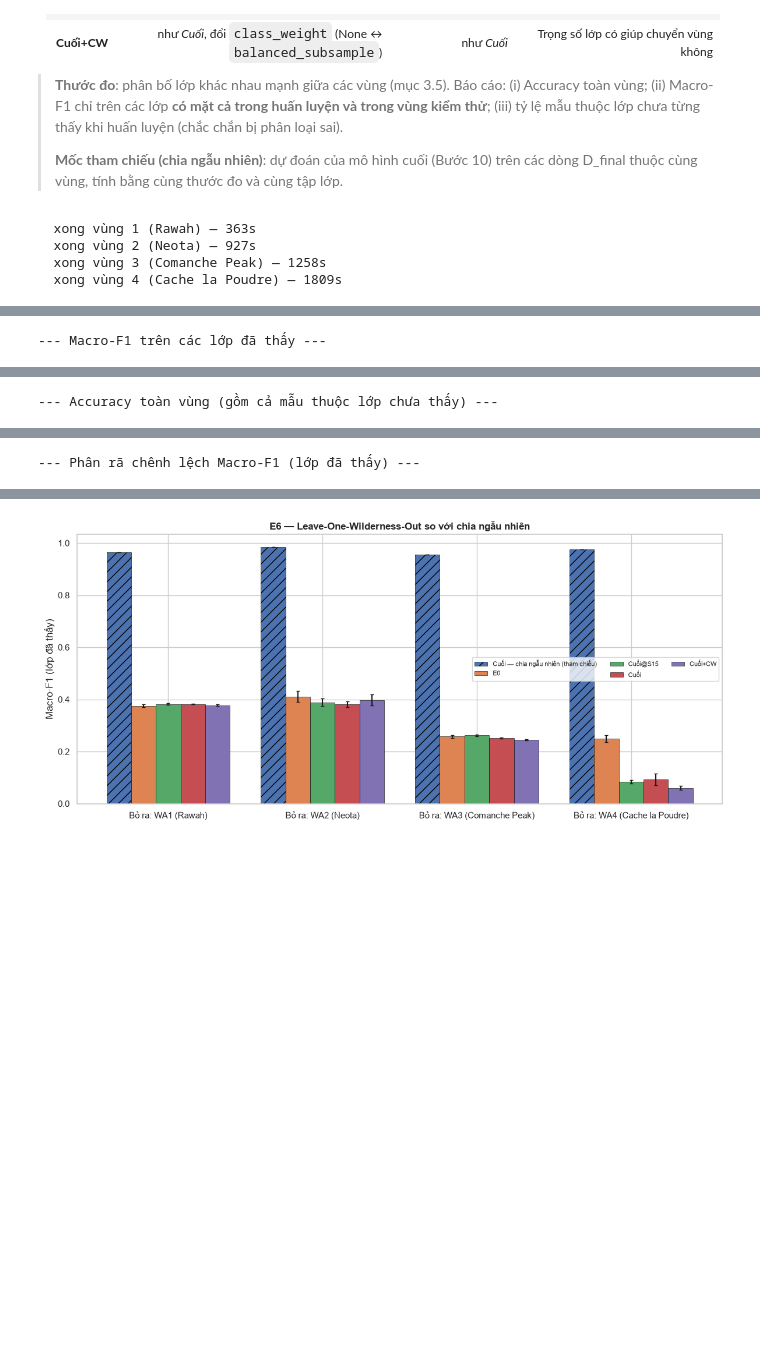
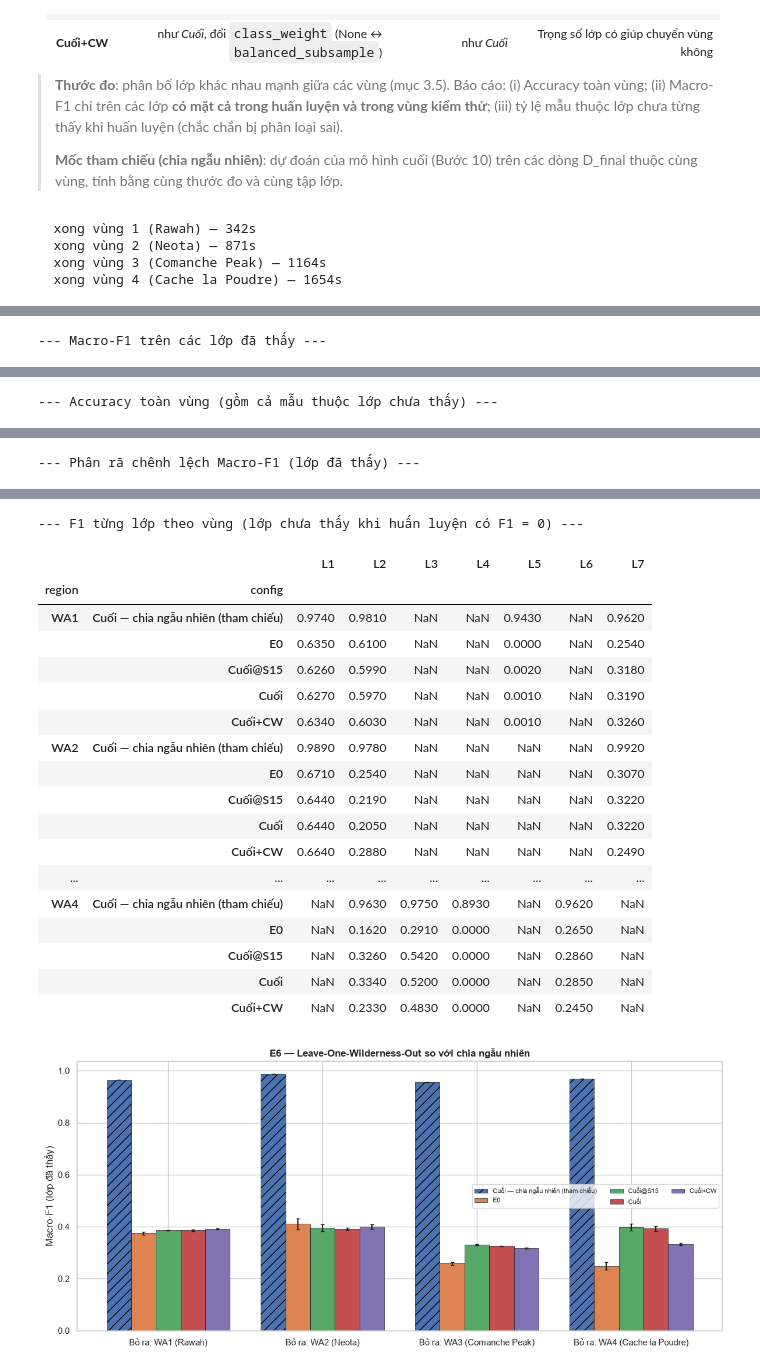
Before and after one commit to agutyauno/Forest-Cover-Type-Classification, a Jupyter notebook: notebooks/Phan_loai_tham_rung.ipynb, the cells around one changed output, grey strips where cells are left out. Cells and saved outputs as stored; diff of their text form; code cells hidden in the pictures; blank space fills up the shorter version.

```diff
--- a/notebooks/Phan_loai_tham_rung.ipynb
+++ b/notebooks/Phan_loai_tham_rung.ipynb
@@ -483,12 +501,13 @@ GEOLOGIC_LUT = np.array([0] + [int(str(SOIL_TO_ELU[k])[1]) for k in range(1, 41)
 ECO_GROUPS = ('D_Hydro', 'Elevation_Water', 'Aspect_Trig', 'Delta_Hillshade')
 
 
-def build_features(df, eco=ECO_GROUPS, soil='onehot', dist_combo=False):
+def build_features(df, eco=ECO_GROUPS, soil='onehot', dist_combo=False, drop_raw=()):
     """Tạo ma trận đặc trưng (float32) từ 54 cột gốc.
 
     eco        : các nhóm đặc trưng sinh thái cần thêm (tập con của ECO_GROUPS)
     soil       : 'onehot' | 'code' | 'zone' | 'code_zone'
     dist_combo : thêm 6 cột tổ hợp khoảng cách ngang
+    drop_raw   : các cột gốc cần bỏ sau khi đã tạo đặc trưng dẫn xuất (ví dụ Aspect, Hillshade_*)
     """
     out = df[RAW_FEATURES].astype(np.float32)
     H = out['Horizontal_Distance_To_Hydrology']
@@ -508,6 +527,10 @@ def build_features(df, eco=ECO_GROUPS, soil='onehot', dist_combo=False):
         out['Hydro_Fire_Sum'], out['Hydro_Fire_Diff'] = H + Hf, (H - Hf).abs()
         out['Hydro_Road_Sum'], out['Hydro_Road_Diff'] = H + Hr, (H - Hr).abs()
         out['Fire_Road_Sum'], out['Fire_Road_Diff'] = Hf + Hr, (Hf - Hr).abs()
+    if drop_raw:
+        unknown = set(drop_raw) - set(RAW_FEATURES)
+        assert not unknown, f"drop_raw chứa cột không có trong dữ liệu gốc: {unknown}"
+        out = out.drop(columns=list(drop_raw))
     if soil != 'onehot':
         code_ = df[SOIL_COLS].values.argmax(axis=1) + 1
         out = out.drop(columns=SOIL_COLS)
@@ -621,6 +701,7 @@ Tốt nhất theo F1: 4 nhóm + tổ hợp khoảng cách (0.8901 ± 0.0019) →
 >
 > **Quy tắc chọn**: trong ngưỡng 1 SD, chọn phương án ít cột nhất.
 # %%
+exp_rows[:] = [r for r in exp_rows if r['exp'] != 'E3']  # chạy lại không bị ghi trùng
 for soil in ['onehot', 'code', 'zone', 'code_zone']:
     Xtr = build_features(X_s15_raw, soil=soil, **FEATURE_SPEC)
     Xev = build_features(X_val_raw, soil=soil, **FEATURE_SPEC)
@@ -631,6 +712,7 @@ for soil in ['onehot', 'code', 'zone', 'code_zone']:
 
 e3_sum = summarize(pd.DataFrame([r for r in exp_rows if r['exp'] == 'E3']), 'config')
 display(e3_sum)
+show_per_class(pd.DataFrame([r for r in exp_rows if r['exp'] == 'E3']), 'config', 'E3')
 e3_choice = choose_simplest(e3_sum, 'config', 'n_features')
 FEATURE_SPEC['soil'] = e3_choice['config']
 print(f"\n→ Tập đặc trưng sau E0–E3: {FEATURE_SPEC}")
@@ -1073,9 +1204,16 @@ def region_metrics(y_true, y_pred, seen):
     y_true, y_pred = np.asarray(y_true), np.asarray(y_pred)
     labels = sorted(set(np.unique(y_true)) & set(seen))
     mask = np.isin(y_true, labels)
-    return {'acc_all': accuracy_score(y_true, y_pred),
-            'macro_f1_seen': f1_score(y_true[mask], y_pred[mask], labels=labels, average='macro'),
-            'share_unseen': 1 - mask.mean(), 'labels_seen': ','.join(map(str, labels))}
+    out = {'acc_all': accuracy_score(y_true, y_pred),
+           'macro_f1_seen': f1_score(y_true[mask], y_pred[mask], labels=labels, average='macro'),
+           'share_unseen': 1 - mask.mean(), 'labels_seen': ','.join(map(str, labels))}
+    # F1 và Recall từng lớp: chỉ tính cho lớp có mặt trong vùng kiểm thử (NaN nếu lớp vắng mặt)
+    present = sorted(np.unique(y_true))
+    _, rec, f1, _ = precision_recall_fscore_support(y_true, y_pred, labels=present, average=None, zero_division=0)
+    for c in range(1, 8):
+        out[f'f1_c{c}'] = f1[present.index(c)] if c in present else np.nan
+        out[f'recall_c{c}'] = rec[present.index(c)] if c in present else np.nan
+    return out
 
 
 feat_cache = {}
@@ -1114,10 +1252,10 @@ gc.collect()
 e6_df = pd.DataFrame(e6_rows)
 e6_df.to_csv(TABLE_DIR / 'e6_lowo.csv', index=False, encoding='utf-8-sig')
 # %% [output]
-  xong vùng 1 (Rawah) — 363s
-  xong vùng 2 (Neota) — 927s
-  xong vùng 3 (Comanche Peak) — 1258s
-  xong vùng 4 (Cache la Poudre) — 1809s
+  xong vùng 1 (Rawah) — 342s
+  xong vùng 2 (Neota) — 871s
+  xong vùng 3 (Comanche Peak) — 1164s
+  xong vùng 4 (Cache la Poudre) — 1654s
 # %%
 e6_sum = (e6_df.groupby(['region', 'config'], sort=False)
           .agg(n_train=('n_train', 'first'), n_test=('n_test', 'first'),
@@ -1147,6 +1285,14 @@ decomp = pd.DataFrame({
 print("--- Phân rã chênh lệch Macro-F1 (lớp đã thấy) ---")
 display(decomp.round(4))
 
+# --- F1 từng lớp theo vùng (TB qua seed); ô trống = lớp không có mặt ở vùng đó ---
+pc = e6_df.groupby(['region', 'config'], sort=False)[[f'f1_c{c}' for c in range(1, 8)]].mean()
+pc.columns = [f'L{c}' for c in range(1, 8)]
+pc = pc.reset_index()
+pc['region'] = pc['region'].map(lambda k: f"WA{k}")
+print("--- F1 từng lớp theo vùng (lớp chưa thấy khi huấn luyện có F1 = 0) ---")
+display(pc.set_index(['region', 'config']).round(3))
+
 fig, ax = plt.subplots(figsize=(12, 5.5))
 regions = [c for c in pivot_f1.columns if c != 'TB 4 vùng']
 sub = e6_sum.set_index(['config', 'region'])
@@ -1209 +1355,20 @@ plt.show()
+--- F1 từng lớp theo vùng (lớp chưa thấy khi huấn luyện có F1 = 0) ---
+|  |  | L1 | L2 | L3 | L4 | L5 | L6 | L7 |
+| region | config |  |  |  |  |  |  |  |
+| WA1 | Cuối — chia ngẫu nhiên (tham chiếu) | 0.9740 | 0.9810 | NaN | NaN | 0.9430 | NaN | 0.9620 |
+|  | E0 | 0.6350 | 0.6100 | NaN | NaN | 0.0000 | NaN | 0.2540 |
+|  | Cuối@S15 | 0.6260 | 0.5990 | NaN | NaN | 0.0020 | NaN | 0.3180 |
+|  | Cuối | 0.6270 | 0.5970 | NaN | NaN | 0.0010 | NaN | 0.3190 |
+|  | Cuối+CW | 0.6340 | 0.6030 | NaN | NaN | 0.0010 | NaN | 0.3260 |
+| WA2 | Cuối — chia ngẫu nhiên (tham chiếu) | 0.9890 | 0.9780 | NaN | NaN | NaN | NaN | 0.9920 |
+|  | E0 | 0.6710 | 0.2540 | NaN | NaN | NaN | NaN | 0.3070 |
+|  | Cuối@S15 | 0.6440 | 0.2190 | NaN | NaN | NaN | NaN | 0.3220 |
+|  | Cuối | 0.6440 | 0.2050 | NaN | NaN | NaN | NaN | 0.3220 |
+|  | Cuối+CW | 0.6640 | 0.2880 | NaN | NaN | NaN | NaN | 0.2490 |
+| ... | ... | ... | ... | ... | ... | ... | ... | ... |
+| WA4 | Cuối — chia ngẫu nhiên (tham chiếu) | NaN | 0.9630 | 0.9750 | 0.8930 | NaN | 0.9620 | NaN |
+|  | E0 | NaN | 0.1620 | 0.2910 | 0.0000 | NaN | 0.2650 | NaN |
+|  | Cuối@S15 | NaN | 0.3260 | 0.5420 | 0.0000 | NaN | 0.2860 | NaN |
+|  | Cuối | NaN | 0.3340 | 0.5200 | 0.0000 | NaN | 0.2850 | NaN |
+|  | Cuối+CW | NaN | 0.2330 | 0.4830 | 0.0000 | NaN | 0.2450 | NaN |
-[figure, old version]
+[figure, new version]
```
Also changed, not shown: parts of 25 cells of this notebook, 22 other files.
